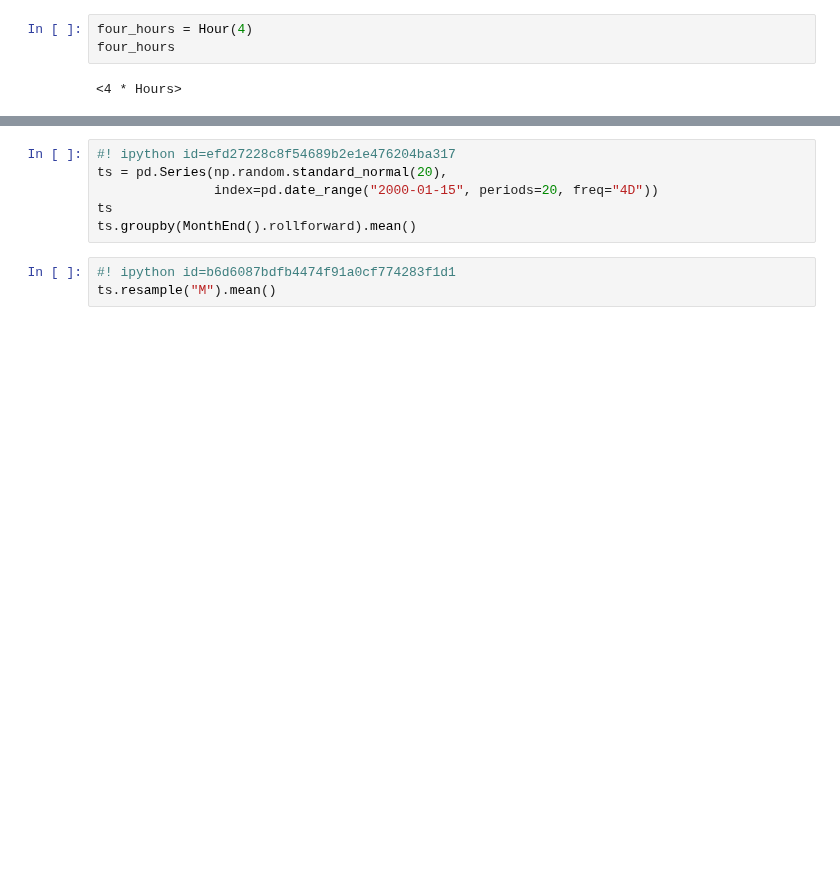
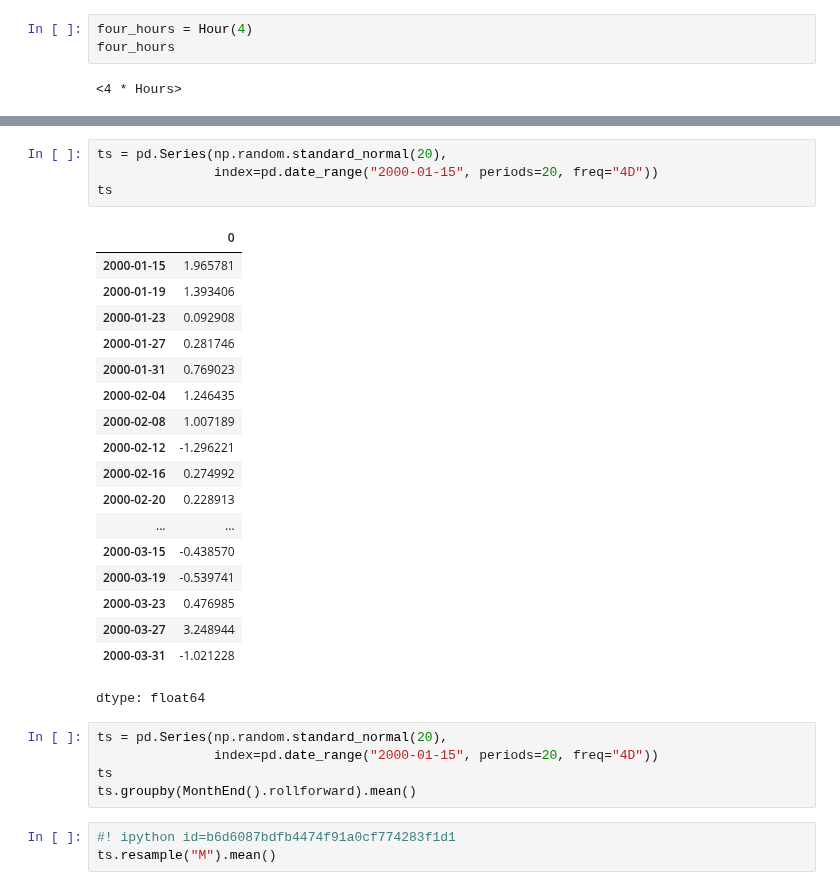
Before and after one commit to url-github/Pandas, a Jupyter notebook: 011_PywAD_Szeregi_czasowe.ipynb, the cells around one changed output, grey strips where cells are left out. Saved outputs shown, nothing was run; the diff lists cells and outputs as text; blank space fills up the shorter version.

```diff
--- a/011_PywAD_Szeregi_czasowe.ipynb
+++ b/011_PywAD_Szeregi_czasowe.ipynb
@@ -472,5 +583,27 @@ offset.rollback(now)
+# %%
+ts = pd.Series(np.random.standard_normal(20),
+               index=pd.date_range("2000-01-15", periods=20, freq="4D"))
+ts
+# %% [output]
+|  | 0 |
+| 2000-01-15 | 1.965781 |
+| 2000-01-19 | 1.393406 |
+| 2000-01-23 | 0.092908 |
+| 2000-01-27 | 0.281746 |
+| 2000-01-31 | 0.769023 |
+| 2000-02-04 | 1.246435 |
+| 2000-02-08 | 1.007189 |
+| 2000-02-12 | -1.296221 |
+| 2000-02-16 | 0.274992 |
+| 2000-02-20 | 0.228913 |
+| ... | ... |
+| 2000-03-15 | -0.438570 |
+| 2000-03-19 | -0.539741 |
+| 2000-03-23 | 0.476985 |
+| 2000-03-27 | 3.248944 |
+| 2000-03-31 | -1.021228 |
+dtype: float64
 # %%
-#! ipython id=efd27228c8f54689b2e1e476204ba317
 ts = pd.Series(np.random.standard_normal(20),
                index=pd.date_range("2000-01-15", periods=20, freq="4D"))
 ts
```
Also changed, not shown: parts of 27 cells of this notebook.
